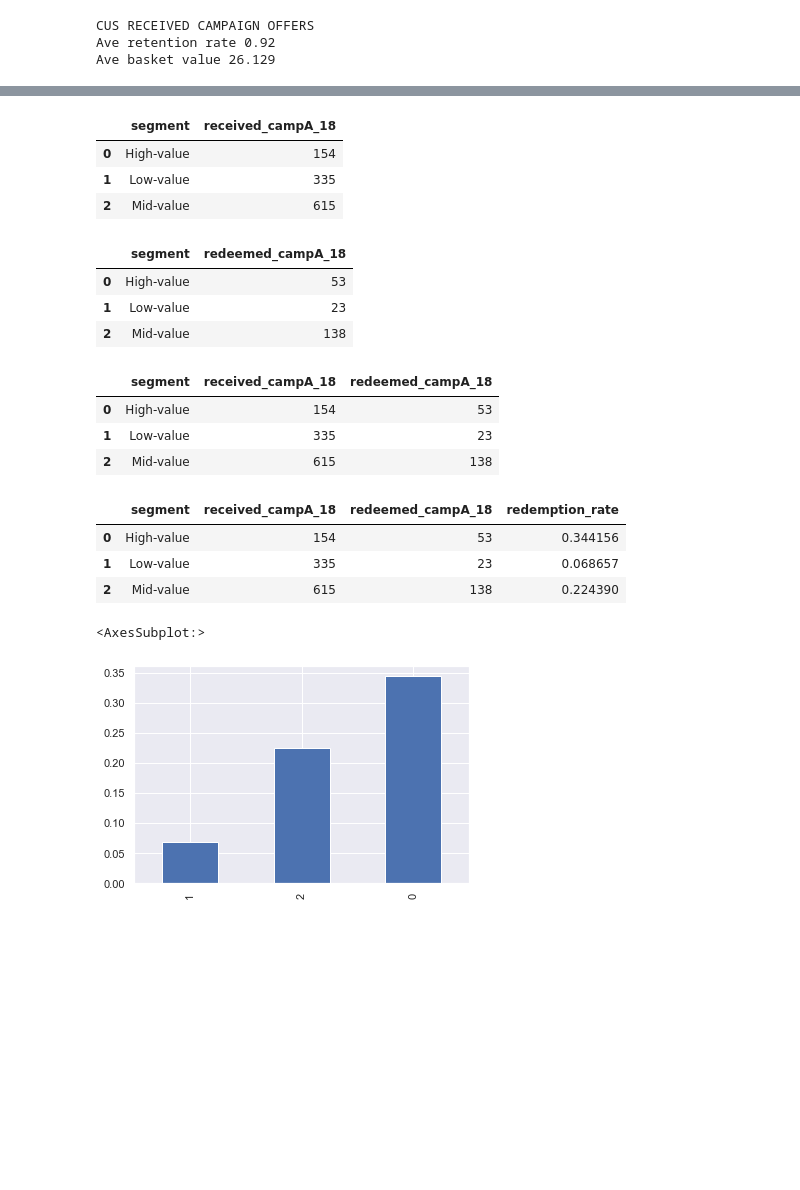
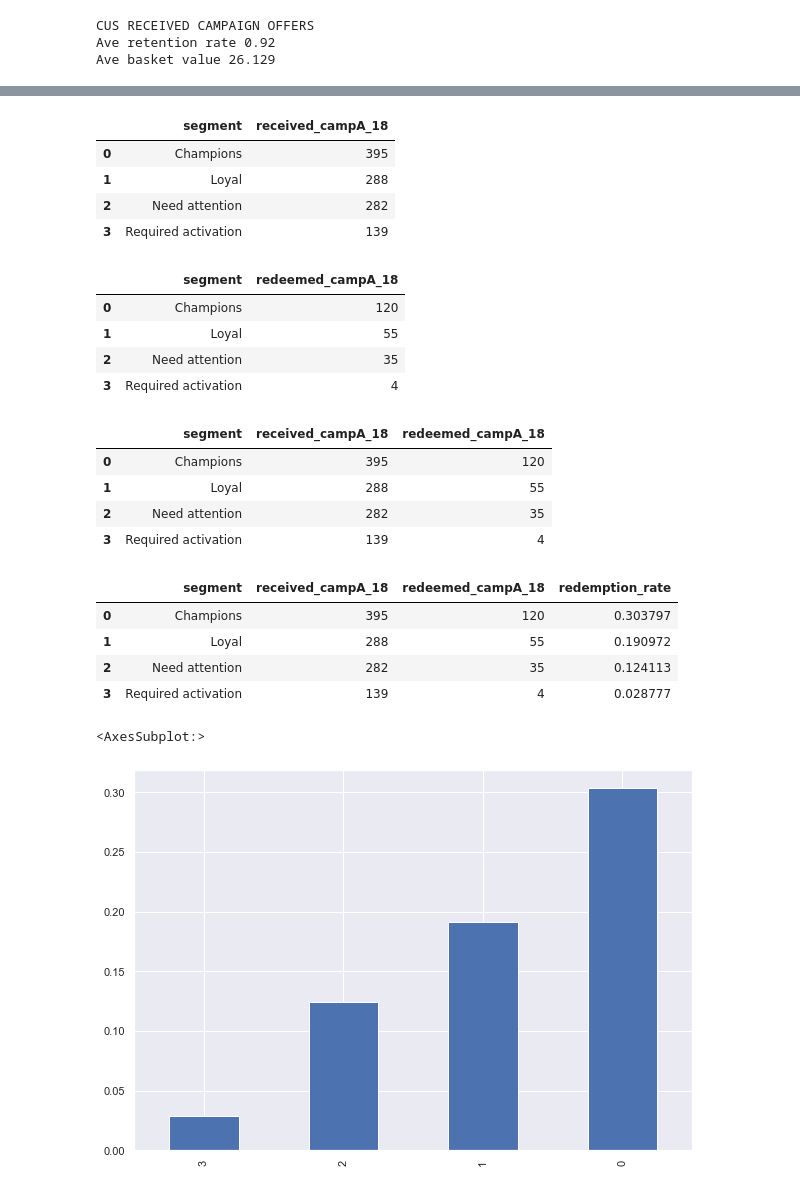
Before and after one commit to vanchautran/capstone, a Jupyter notebook: Retail_marketing_audience_Prediction/5_retention_analysis.ipynb, the cells around one changed output, grey strips where cells are left out. Drawn from its saved outputs; the diff is of its cells as text; code cells hidden in the pictures; blank space fills up the shorter version.

```diff
--- a/Retail_marketing_audience_Prediction/5_retention_analysis.ipynb
+++ b/Retail_marketing_audience_Prediction/5_retention_analysis.ipynb
@@ -528,7 +528,7 @@ CUS RECEIVED CAMPAIGN OFFERS
 Ave retention rate 0.92
 Ave basket value 26.129
 # %%
-duringCamp18 = pd.read_csv('DATA_CLEAN/households_duringCamp18.csv')
+duringCamp18 = pd.read_csv('DATA_CLEAN/households_duringCamp18_02.csv')
 # %%
 duringCamp18.head()
 # %% [output]
@@ -557,37 +557,42 @@ d2 = duringCamp18.groupby('segment').agg({'redeemed_campA_18':'sum'}).reset_inde
 d1
 # %% [output]
 |  | segment | received_campA_18 |
-| 0 | High-value | 154 |
-| 1 | Low-value | 335 |
-| 2 | Mid-value | 615 |
+| 0 | Champions | 395 |
+| 1 | Loyal | 288 |
+| 2 | Need attention | 282 |
+| 3 | Required activation | 139 |
 # %%
 d2
 # %% [output]
 |  | segment | redeemed_campA_18 |
-| 0 | High-value | 53 |
-| 1 | Low-value | 23 |
-| 2 | Mid-value | 138 |
+| 0 | Champions | 120 |
+| 1 | Loyal | 55 |
+| 2 | Need attention | 35 |
+| 3 | Required activation | 4 |
 # %%
 d3 = d1.merge(d2, on='segment')
 d3
 # %% [output]
 |  | segment | received_campA_18 | redeemed_campA_18 |
-| 0 | High-value | 154 | 53 |
-| 1 | Low-value | 335 | 23 |
-| 2 | Mid-value | 615 | 138 |
+| 0 | Champions | 395 | 120 |
+| 1 | Loyal | 288 | 55 |
+| 2 | Need attention | 282 | 35 |
+| 3 | Required activation | 139 | 4 |
 # %%
 d3['redemption_rate'] = d3.redeemed_campA_18 / d3.received_campA_18
 d3
 # %% [output]
 |  | segment | received_campA_18 | redeemed_campA_18 | redemption_rate |
-| 0 | High-value | 154 | 53 | 0.344156 |
-| 1 | Low-value | 335 | 23 | 0.068657 |
-| 2 | Mid-value | 615 | 138 | 0.224390 |
+| 0 | Champions | 395 | 120 | 0.303797 |
+| 1 | Loyal | 288 | 55 | 0.190972 |
+| 2 | Need attention | 282 | 35 | 0.124113 |
+| 3 | Required activation | 139 | 4 | 0.028777 |
 # %%
+plt.figure(figsize=(10,7))
 d3.sort_values('redemption_rate',ascending=True).redemption_rate.plot.bar()
 # %% [output]
 <AxesSubplot:>
-[figure, old version]
+[figure, new version]
 # %%
 plt.figure(figsize=(10,7))
 plt.bar(d3.segment, d3.received_campA_18)
```
Also changed, not shown: parts of 8 cells of this notebook, 15 other files.
